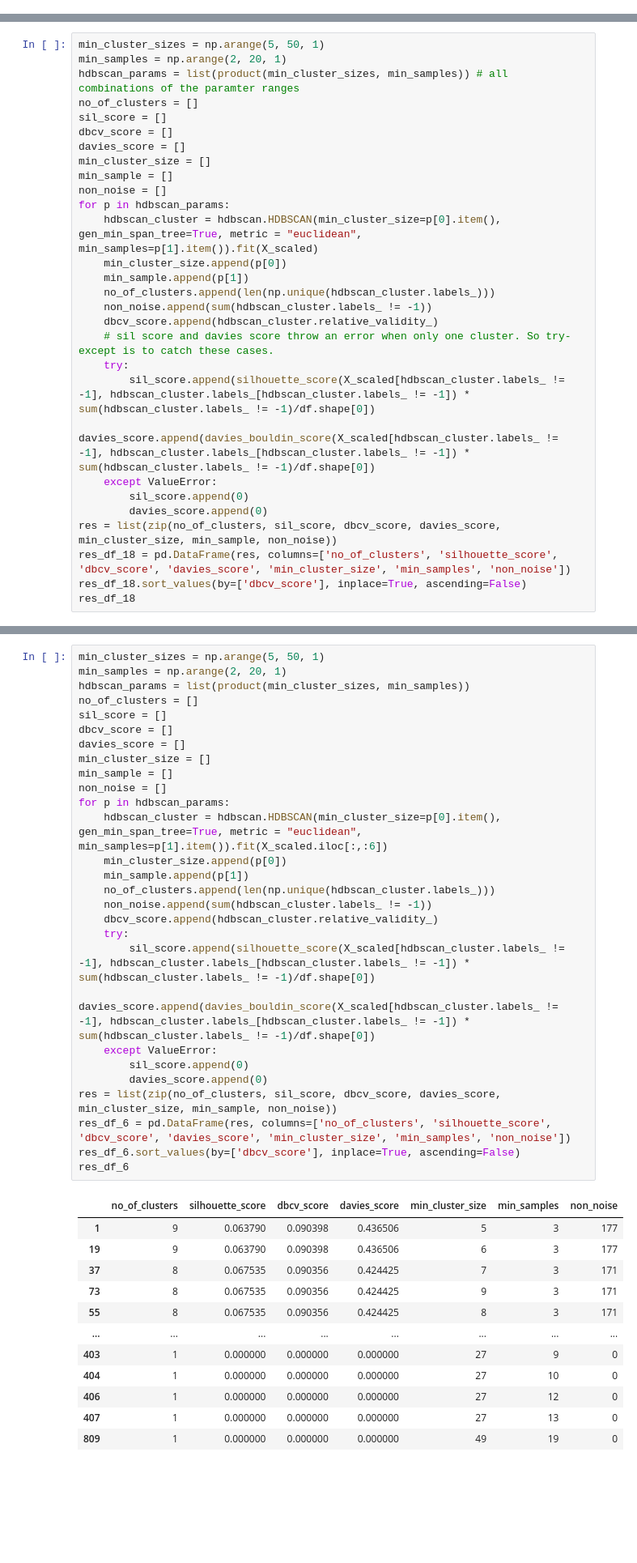
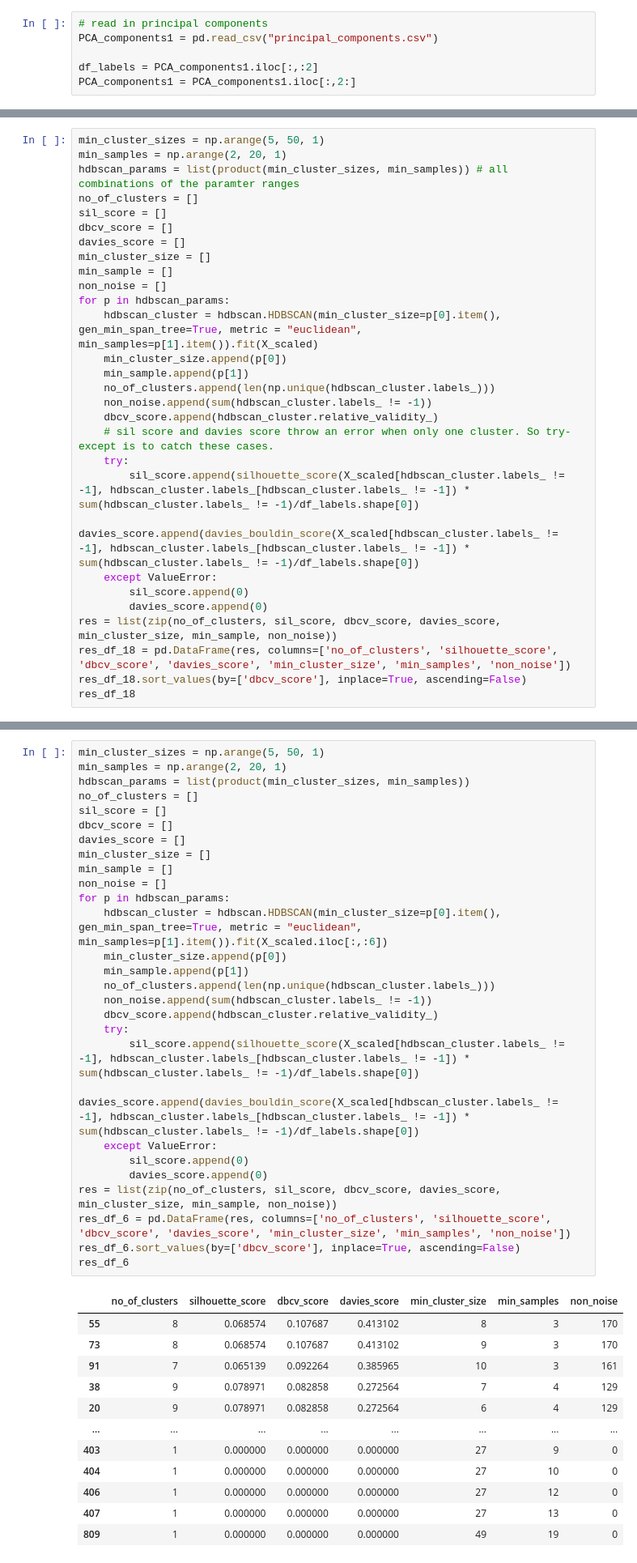
Before and after one commit to rs-anderson/Clustering-Ward-Level-Poverty-Using-Satellite-Imagery, a Jupyter notebook: scripts/clustering/HDBSCAN.ipynb, the cells around one changed output, grey strips where cells are left out. Shown at 81% size. Cells and saved outputs as stored; diff of their text form; blank space fills up the shorter version.

```diff
--- a/scripts/clustering/HDBSCAN.ipynb
+++ b/scripts/clustering/HDBSCAN.ipynb
@@ -53,2 +41,8 @@ rcParams['ytick.major.pad']='8'
+# %%
+# read in principal components
+PCA_components1 = pd.read_csv("principal_components.csv")
+
+df_labels = PCA_components1.iloc[:,:2]
+PCA_components1 = PCA_components1.iloc[:,2:]
 # %% [markdown]
 ## HDBSCAN
@@ -118,8 +107,8 @@ for p in hdbscan_params:
     dbcv_score.append(hdbscan_cluster.relative_validity_)
     # sil score and davies score throw an error when only one cluster. So try-except is to catch these cases.
     try:
-        sil_score.append(silhouette_score(X_scaled[hdbscan_cluster.labels_ != -1], hdbscan_cluster.labels_[hdbscan_cluster.labels_ != -1]) * sum(hdbscan_cluster.labels_ != -1)/df.shape[0])
-        davies_score.append(davies_bouldin_score(X_scaled[hdbscan_cluster.labels_ != -1], hdbscan_cluster.labels_[hdbscan_cluster.labels_ != -1]) * sum(hdbscan_cluster.labels_ != -1)/df.shape[0])
+        sil_score.append(silhouette_score(X_scaled[hdbscan_cluster.labels_ != -1], hdbscan_cluster.labels_[hdbscan_cluster.labels_ != -1]) * sum(hdbscan_cluster.labels_ != -1)/df_labels.shape[0])
+        davies_score.append(davies_bouldin_score(X_scaled[hdbscan_cluster.labels_ != -1], hdbscan_cluster.labels_[hdbscan_cluster.labels_ != -1]) * sum(hdbscan_cluster.labels_ != -1)/df_labels.shape[0])
     except ValueError:
         sil_score.append(0)
         davies_score.append(0)
@@ -241,38 +232,38 @@ Grid search for the optimal parameter values for {min_cluster_size, min_samples}
 # %%
 min_cluster_sizes = np.arange(5, 50, 1)
 min_samples = np.arange(2, 20, 1)
 hdbscan_params = list(product(min_cluster_sizes, min_samples))
 no_of_clusters = []
 sil_score = []
 dbcv_score = []
 davies_score = []
 min_cluster_size = []
 min_sample = []
 non_noise = []
 for p in hdbscan_params:
     hdbscan_cluster = hdbscan.HDBSCAN(min_cluster_size=p[0].item(), gen_min_span_tree=True, metric = "euclidean", min_samples=p[1].item()).fit(X_scaled.iloc[:,:6])
     min_cluster_size.append(p[0])
     min_sample.append(p[1])
     no_of_clusters.append(len(np.unique(hdbscan_cluster.labels_)))
     non_noise.append(sum(hdbscan_cluster.labels_ != -1))
     dbcv_score.append(hdbscan_cluster.relative_validity_)
     try:
-        sil_score.append(silhouette_score(X_scaled[hdbscan_cluster.labels_ != -1], hdbscan_cluster.labels_[hdbscan_cluster.labels_ != -1]) * sum(hdbscan_cluster.labels_ != -1)/df.shape[0])
-        davies_score.append(davies_bouldin_score(X_scaled[hdbscan_cluster.labels_ != -1], hdbscan_cluster.labels_[hdbscan_cluster.labels_ != -1]) * sum(hdbscan_cluster.labels_ != -1)/df.shape[0])
+        sil_score.append(silhouette_score(X_scaled[hdbscan_cluster.labels_ != -1], hdbscan_cluster.labels_[hdbscan_cluster.labels_ != -1]) * sum(hdbscan_cluster.labels_ != -1)/df_labels.shape[0])
+        davies_score.append(davies_bouldin_score(X_scaled[hdbscan_cluster.labels_ != -1], hdbscan_cluster.labels_[hdbscan_cluster.labels_ != -1]) * sum(hdbscan_cluster.labels_ != -1)/df_labels.shape[0])
     except ValueError:
         sil_score.append(0)
         davies_score.append(0)
 res = list(zip(no_of_clusters, sil_score, dbcv_score, davies_score, min_cluster_size, min_sample, non_noise))
 res_df_6 = pd.DataFrame(res, columns=['no_of_clusters', 'silhouette_score', 'dbcv_score', 'davies_score', 'min_cluster_size', 'min_samples', 'non_noise'])
 res_df_6.sort_values(by=['dbcv_score'], inplace=True, ascending=False)
 res_df_6
 # %% [output]
 |  | no_of_clusters | silhouette_score | dbcv_score | davies_score | min_cluster_size | min_samples | non_noise |
-| 1 | 9 | 0.063790 | 0.090398 | 0.436506 | 5 | 3 | 177 |
-| 19 | 9 | 0.063790 | 0.090398 | 0.436506 | 6 | 3 | 177 |
-| 37 | 8 | 0.067535 | 0.090356 | 0.424425 | 7 | 3 | 171 |
-| 73 | 8 | 0.067535 | 0.090356 | 0.424425 | 9 | 3 | 171 |
-| 55 | 8 | 0.067535 | 0.090356 | 0.424425 | 8 | 3 | 171 |
+| 55 | 8 | 0.068574 | 0.107687 | 0.413102 | 8 | 3 | 170 |
+| 73 | 8 | 0.068574 | 0.107687 | 0.413102 | 9 | 3 | 170 |
+| 91 | 7 | 0.065139 | 0.092264 | 0.385965 | 10 | 3 | 161 |
+| 38 | 9 | 0.078971 | 0.082858 | 0.272564 | 7 | 4 | 129 |
+| 20 | 9 | 0.078971 | 0.082858 | 0.272564 | 6 | 4 | 129 |
 | ... | ... | ... | ... | ... | ... | ... | ... |
 | 403 | 1 | 0.000000 | 0.000000 | 0.000000 | 27 | 9 | 0 |
 | 404 | 1 | 0.000000 | 0.000000 | 0.000000 | 27 | 10 | 0 |
```
Also changed, not shown: parts of 14 cells of this notebook, 2 other files.
